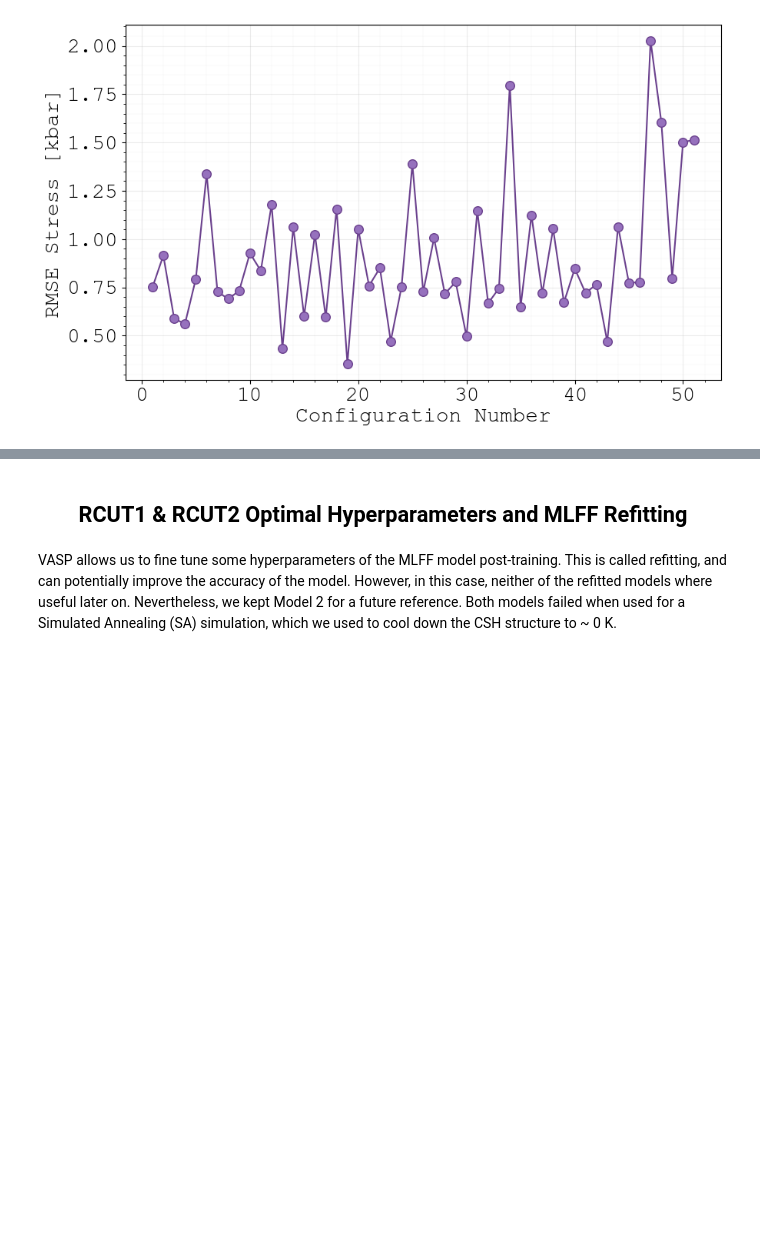
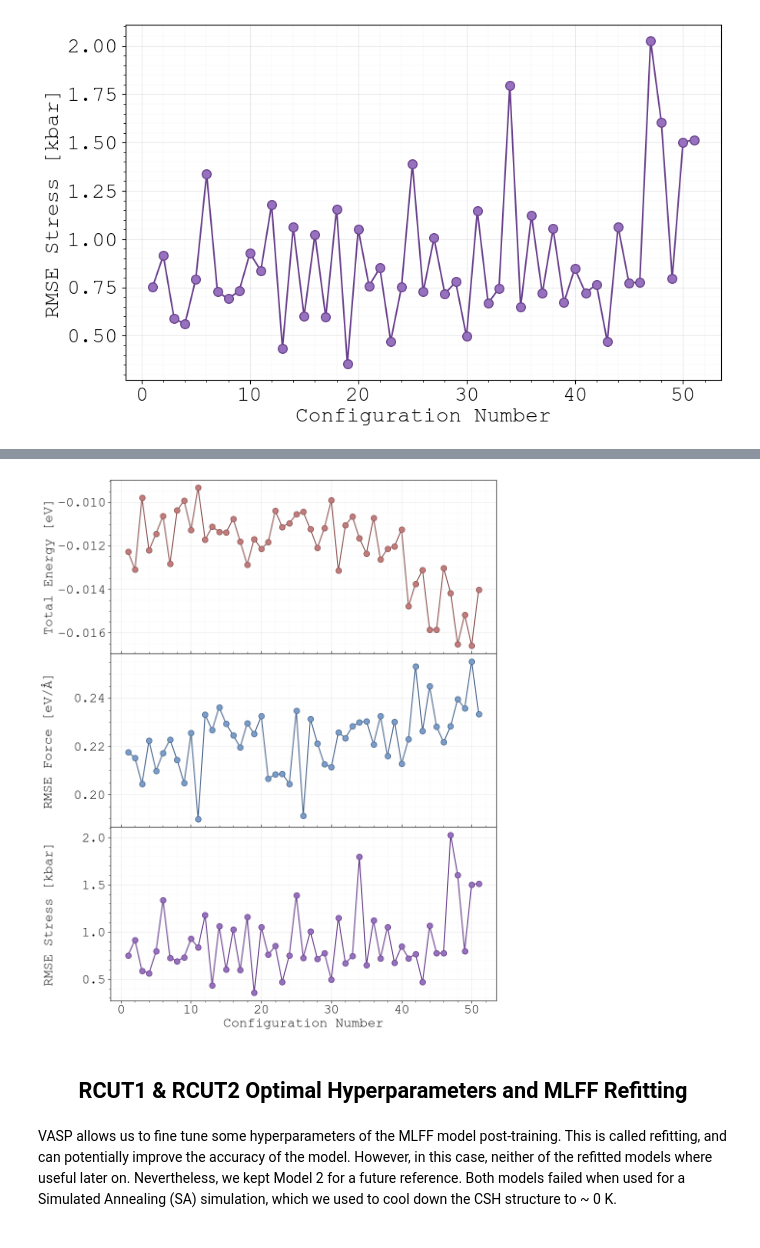
Before and after one commit to quantum-gabo/bachelor-thesis, a Jupyter notebook: notebooks/thesis-figures.ipynb, the cells around one changed output, grey strips where cells are left out. Saved outputs shown, nothing was run; the diff lists cells and outputs as text; code cells hidden in the pictures; blank space fills up the shorter version.

```diff
--- a/notebooks/thesis-figures.ipynb
+++ b/notebooks/thesis-figures.ipynb
@@ -702,3 +745,55 @@ plt.show()
+# %%
+import matplotlib.pyplot as plt
+
+# Create subplots sharing the x-axis
+fig, axs = plt.subplots(nrows=3, ncols=1, figsize=(10, 12), sharex=True)
+
+# --- First subplot: Energy Error ---
+axs[0].scatter(mlff_energy_error.iloc[:, 0].values, EnergyError,
+               color=dataset_colors[3], edgecolors=dataset_line_colors[3],
+               s=70, marker='o', zorder=3)
+axs[0].plot(mlff_energy_error.iloc[:, 0].values, EnergyError,
+            color=dataset_line_colors[3], linewidth=1.5, zorder=1)
+axs[0].set_ylabel(r'Total Energy [eV]')
+axs[0].grid(True, which='major', linestyle='-', linewidth=0.75, alpha=0.25)
+axs[0].minorticks_on()
+axs[0].grid(True, which='minor', linestyle='-', linewidth=0.25, alpha=0.15)
+axs[0].set_axisbelow(True)
+
+# --- Second subplot: Force RMSE ---
+axs[1].scatter(ForceRMSE['Structure'].values, ForceRMSE['RMSE'].values,
+               color=dataset_colors[4], edgecolors=dataset_line_colors[4],
+               s=70, marker='o', zorder=3)
+axs[1].plot(ForceRMSE['Structure'].values, ForceRMSE['RMSE'],
+            color=dataset_line_colors[4], linewidth=1.5, zorder=1)
+axs[1].set_ylabel(r'RMSE Force [eV/Å]')
+axs[1].grid(True, which='major', linestyle='-', linewidth=0.75, alpha=0.25)
+axs[1].minorticks_on()
+axs[1].grid(True, which='minor', linestyle='-', linewidth=0.25, alpha=0.15)
+axs[1].set_axisbelow(True)
+
+# --- Third subplot: Stress RMSE ---
+axs[2].scatter(range(1, 52), StressRMSE['RMSE_Stress'].values,
+               color=dataset_colors[0], edgecolors=dataset_line_colors[0],
+               s=70, marker='o', zorder=3)
+axs[2].plot(range(1, 52), StressRMSE['RMSE_Stress'].values,
+            color=dataset_line_colors[0], linewidth=1.5, zorder=1)
+axs[2].set_ylabel(r'RMSE Stress [kbar]')
+axs[2].set_xlabel('Configuration Number')
+axs[2].grid(True, which='major', linestyle='-', linewidth=0.75, alpha=0.25)
+axs[2].minorticks_on()
+axs[2].grid(True, which='minor', linestyle='-', linewidth=0.25, alpha=0.15)
+axs[2].set_axisbelow(True)
+
+# Align layout
+fig.align_ylabels(axs)
+plt.tight_layout()
+plt.subplots_adjust(hspace=0.0)  # Reduce vertical space to make them feel joined
+for ax in axs[1:]:
+    ax.xaxis.set_tick_params(which='both', bottom=True, top=True)
+plt.show()
+# %% [output]
+[figure, added]
 # %% [markdown]
 <div class="header" style="text-align: center; margin-top: 20px; margin-bottom: 20px; font-family: Arial, sans-serif;">
     <h2>
```
Also changed, not shown: parts of 13 cells of this notebook, 2 other files.
